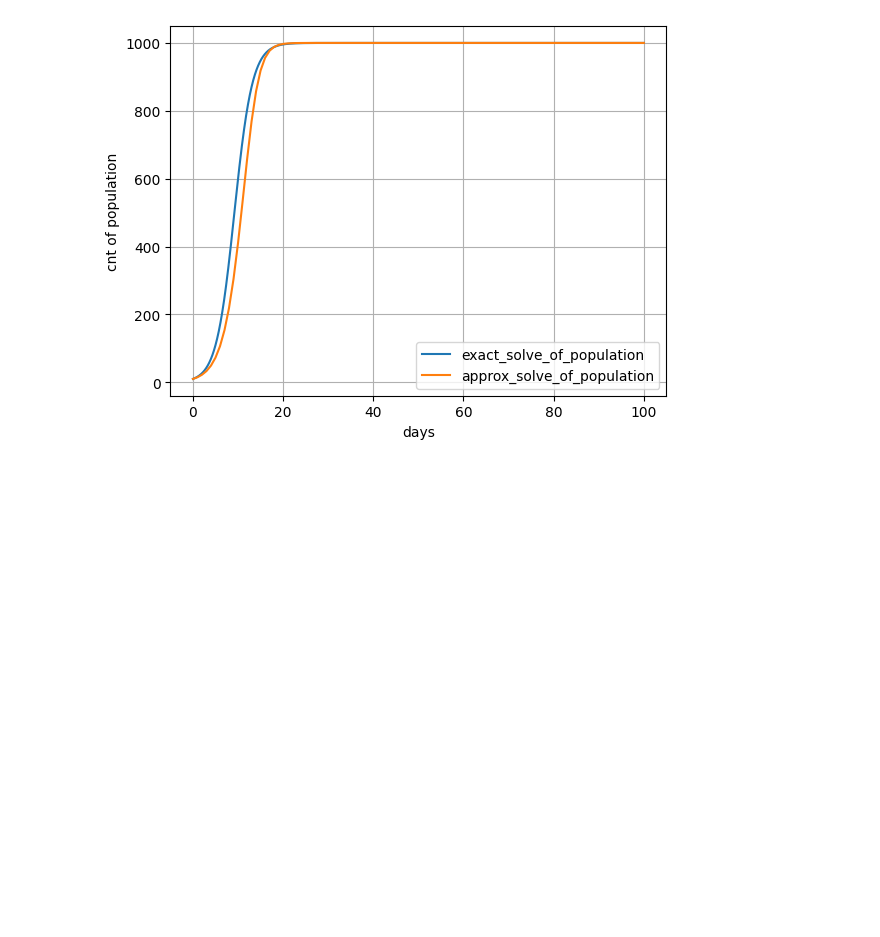
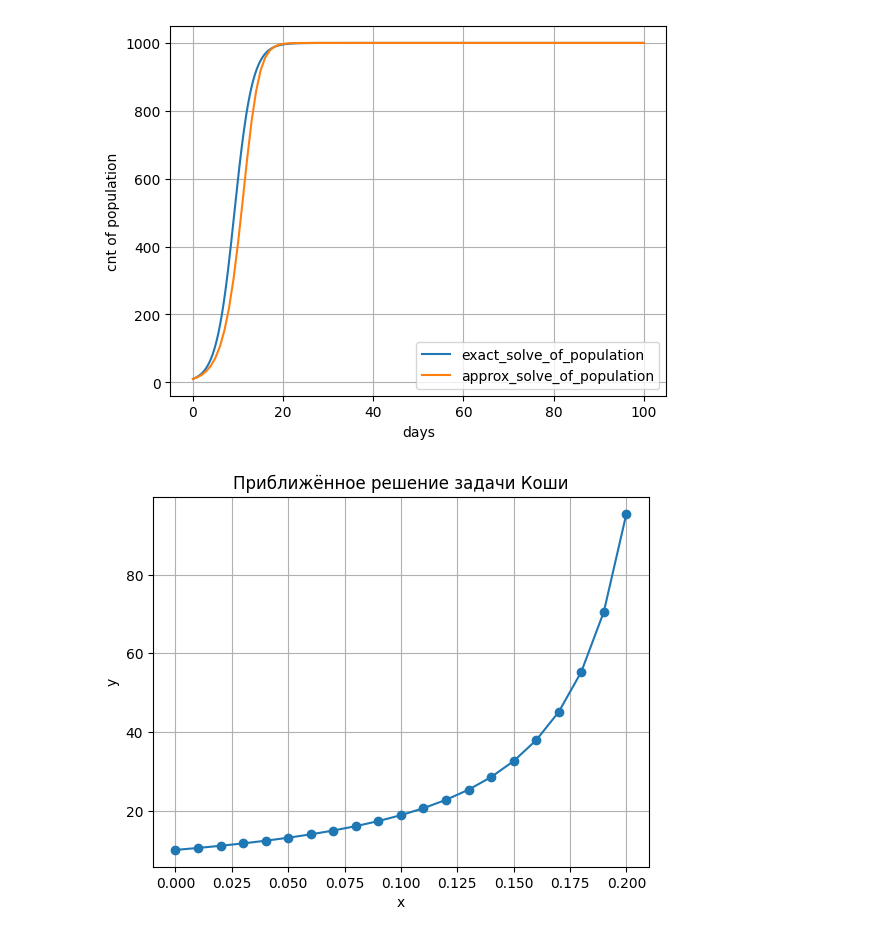
Before and after one commit to XBodya/third_course_2sem, a Jupyter notebook: MKM/src/l04.ipynb, the cells around one changed output. Drawn from its saved outputs; the diff is of its cells as text; code cells hidden in the pictures; blank space fills up the shorter version.

```diff
--- a/MKM/src/l04.ipynb
+++ b/MKM/src/l04.ipynb
@@ -53,3 +53,45 @@ plt.grid()
 plt.show()
 # %% [output]
 [figure]
+# %%
+
+
+def euler_method(f, x0, y0, x_end, h):
+    x_values = [x0]
+    y_values = [y0]
+    x = x0
+    y = y0
+    while x < x_end:
+        x = x + h
+        y = y + h * f(x, y)
+        x_values.append(x)
+        y_values.append(y)
+
+    return x_values, y_values
+
+r = 0.5
+x0 = 0
+y0 = 10
+x_end = 0.2
+h = 0.01
+
+# Пример функции
+def f(x, y):
+    return r * y * y
+
+# Параметры задачи
+
+
+# Решение
+x_vals, y_vals = euler_method(f, x0, y0, x_end, h)
+
+# Построение графика
+plt.plot(x_vals, y_vals, marker='o')
+plt.title("Приближённое решение задачи Коши")
+plt.xlabel("x")
+plt.ylabel("y")
+plt.grid(True)
+# plt.legend()
+plt.show()
+# %% [output]
+[figure, added]
```
Also changed, not shown: parts of 4 cells of this notebook, 12 other files.
